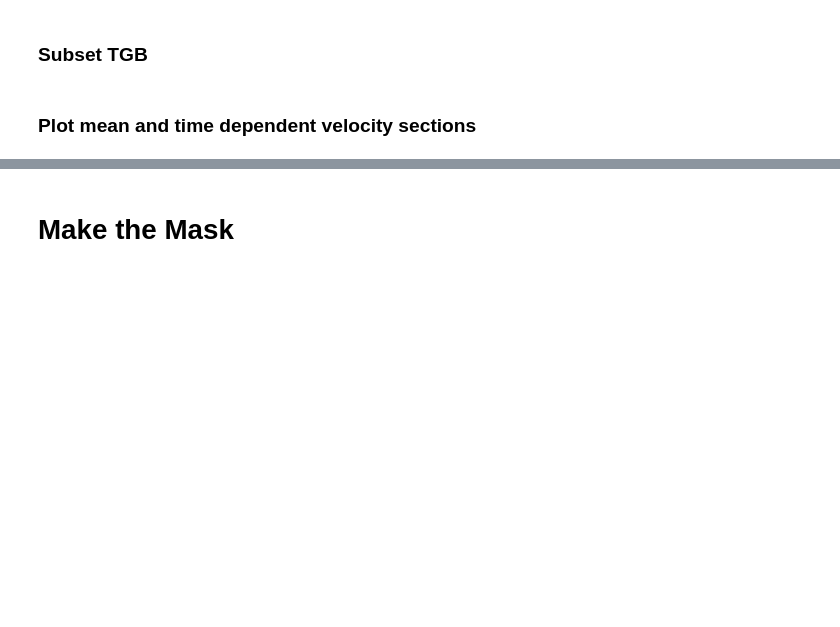
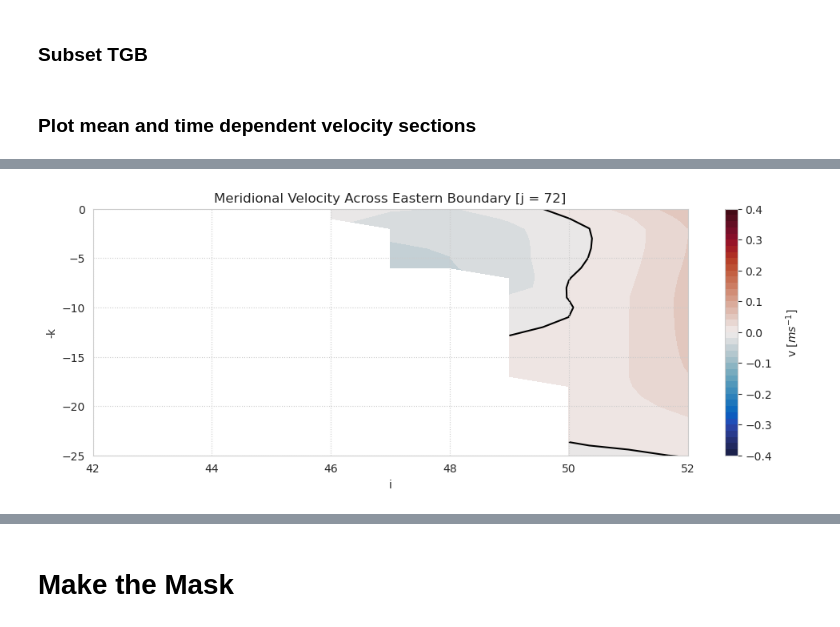
Before and after one commit to lillienders/ecco_dwbc, a Jupyter notebook: notebooks/make_north_face_mask.ipynb, the cells around one changed output, grey strips where cells are left out. Cells and saved outputs as stored; diff of their text form; code cells hidden in the pictures; blank space fills up the shorter version.

```diff
--- a/notebooks/make_north_face_mask.ipynb
+++ b/notebooks/make_north_face_mask.ipynb
@@ -149,0 +150,19 @@ with contextlib.ExitStack() as stack:
+# %%
+# --- Time Mean Velocity Across North Face ---
+sv_name = '/east_face_uvel_mean'
+sns.set_style('whitegrid',{"grid.linestyle": ":"})
+plt.figure(figsize=[12,4])
+levels = np.linspace(-0.4,0.4,41)
+plt.contourf(ds_east_face.i,-ds_east_face.k,ds_east_face.VVEL.mean(dim = 'time'),cmap='cmo.balance',levels = levels,zorder = 0)
+
+plt.title('Meridional Velocity Across Eastern Boundary [j = 72]')
+cbar = plt.colorbar()
+plt.contour(ds_east_face.i,-ds_east_face.k,ds_east_face.VVEL.mean(dim = 'time'),colors='k',levels = [0],zorder = 0)
+
+cbar.set_label('v [$ms^{-1}$]',  labelpad=11)
+plt.xlabel('i')
+plt.ylabel('-k')
+plt.ylim([-25, 0])
+plt.savefig(fig_path + sv_name + '.png', format='png', bbox_inches="tight",dpi=500)
+# %% [output]
+[figure, added]
```
Also changed, not shown: parts of 14 cells of this notebook.
